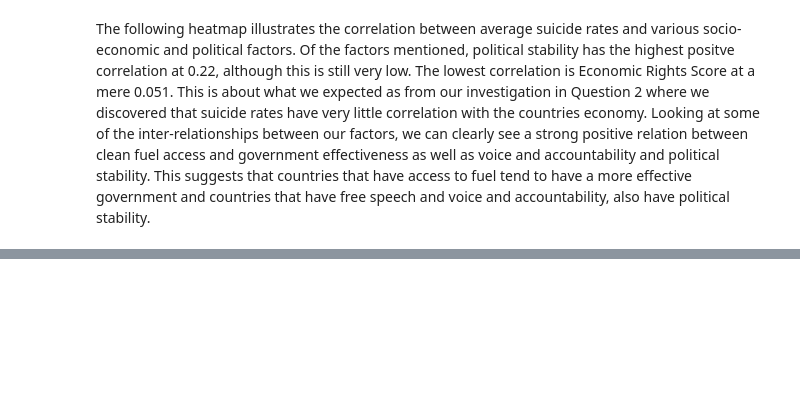
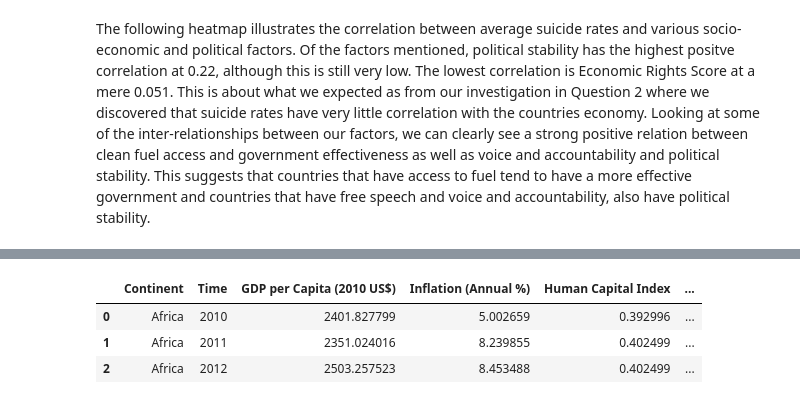
Before and after one commit to CU-F24-MDSSB-01-Concepts-Tools/FinalProject_7, a Jupyter notebook: report.ipynb, the cells around one changed output, grey strips where cells are left out. Saved outputs shown, nothing was run; the diff lists cells and outputs as text; code cells hidden in the pictures; blank space fills up the shorter version.

```diff
--- a/report.ipynb
+++ b/report.ipynb
@@ -732,20 +712,0 @@ Feature Importance: Finally, we will analyze which features (independent variabl
-# %%
-# Dropping some columns that we won't be using for the prediction.
-data.drop(columns = ["Female Population", "Male Population", "Total Population", "GDP (Current US$)", "Human Capital Index (Male)", "Human Capital Index (Female)", "Suicide Rate (Female)", "Suicide Rate (Male)", "Literacy Rate (Female)", "Literacy Rate (Male)"], inplace = True)
-
-# Select numeric columns
-numeric_columns = data.select_dtypes(include=['float64', 'int64']).columns.tolist()
-
-# Group by 'Continent' and calculate the mean for all numeric variables
-data_continents = data.groupby(['Continent', 'Time'], dropna=True).mean(numeric_only=True).reset_index()
-
-# Fill missing values with the continent's mean
-# Group by 'Continent' and calculate the mean for numeric columns
-continent_means = data.groupby('Continent')[numeric_columns].transform('mean')
-
-# Replace NaN values in numeric columns with continent-specific means
-data[numeric_columns] = data[numeric_columns].where(data[numeric_columns].notna(), continent_means)
-
-# Handle any remaining NaN values
-# Replace remaining NaNs with the global mean
-data[numeric_columns] = data[numeric_columns].fillna(data[numeric_columns].mean())
@@ -926,0 +754,9 @@ Our analysis of global suicide rates, while insightful, has its short-comings an
+# %%
+# We will create a seperate dataframe by grouping the dataset by Continent and Time for prediction model.
+continent_data = data.groupby(['Continent', 'Time']).mean(numeric_only=True).reset_index()
+continent_data.head(3)
+# %% [output]
+|  | Continent | Time | GDP per Capita (2010 US$) | Inflation (Annual %) | Human Capital Index | ... |
+| 0 | Africa | 2010 | 2401.827799 | 5.002659 | 0.392996 | ... |
+| 1 | Africa | 2011 | 2351.024016 | 8.239855 | 0.402499 | ... |
+| 2 | Africa | 2012 | 2503.257523 | 8.453488 | 0.402499 | ... |
```
Also changed, not shown: parts of 43 cells of this notebook, 1 other file.
